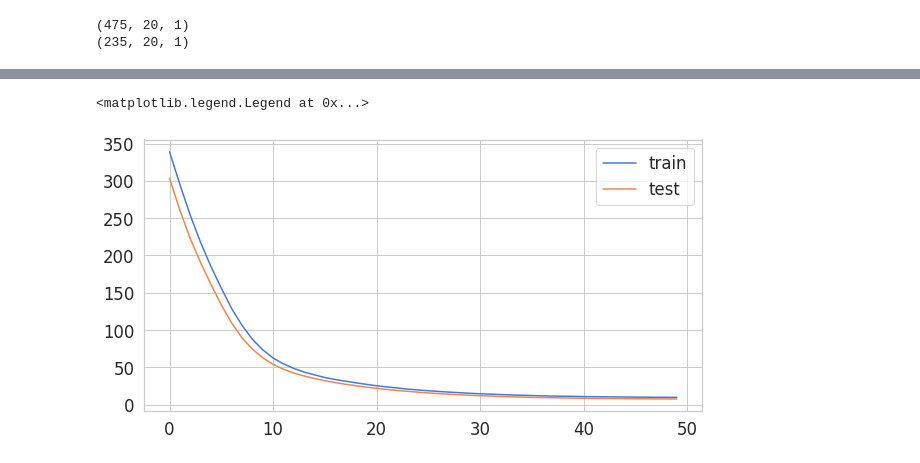
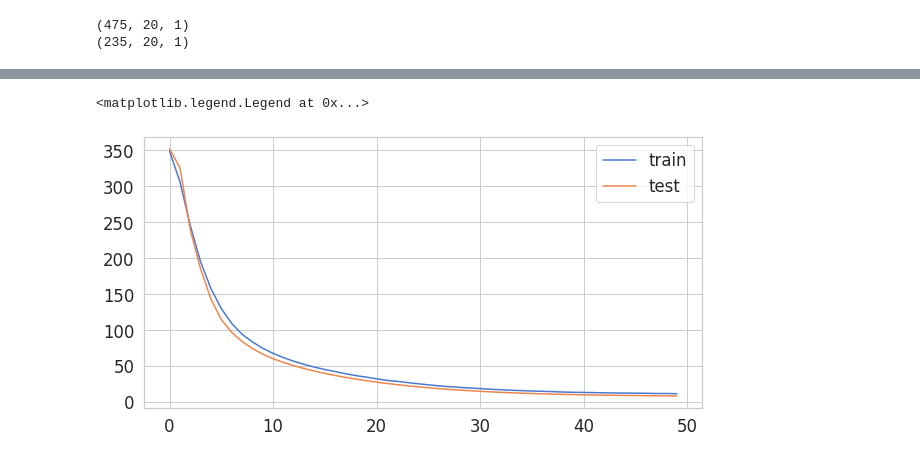
Before and after one commit to VissaMoutafis/Time-Series-Processing-with-Tensorflow, a Jupyter notebook: AutoEncoder.ipynb, the cells around one changed output, grey strips where cells are left out. Cells and saved outputs as stored; diff of their text form; code cells hidden in the pictures.

```diff
--- a/AutoEncoder.ipynb
+++ b/AutoEncoder.ipynb
@@ -181,7 +181,7 @@ class LSTMAutoEncoder(nn.Module):
         #decoder loop
         #Batch normalization not sure it helps after all...
         for i, u in enumerate(self.lstm_units[::-1]):
-          self.model.add(BatchNormalization())
+          #self.model.add(BatchNormalization())
           if i == len(self.lstm_units) - 1:
             encoded = layers.LSTM(units=u,return_sequences=True)
             self.model.add(encoded)
@@ -239,3 +237,3 @@ class LSTMAutoEncoder_from_paper(nn.Module):
 # %%
 #print(X_train.shape)
-model = LSTMAutoEncoder(X_train.shape[1:],[50, 50,100],nn.ReLU,dropout=0.3)
+model1 = LSTMAutoEncoder(X_train.shape[1:],[64, 64,100],nn.ReLU,dropout=0.3)
@@ -242,4 +242,4 @@ model = LSTMAutoEncoder(X_train.shape[1:],[50, 50,100],nn.ReLU,dropout=0.3)
 # %%
-model.fit(X_train, X_test, y_train, y_test, epochs=50)
+model1.fit(X_train, X_test, y_train, y_test, epochs=50)
 # %% [output]
 Epoch 1/50
@@ -310,7 +343,7 @@ plot_anomalies(model,X_train, X_test, y_train, y_test)
 # %%
-plt.plot(model.history.history['loss'], label='train')
-plt.plot(model.history.history['val_loss'], label='test')
+plt.plot(model1.history.history['loss'], label='train')
+plt.plot(model1.history.history['val_loss'], label='test')
 plt.legend()
 # %% [output]
 <matplotlib.legend.Legend at 0x...>
-[figure, old version]
+[figure, new version]
```
Also changed, not shown: parts of 11 cells of this notebook.
